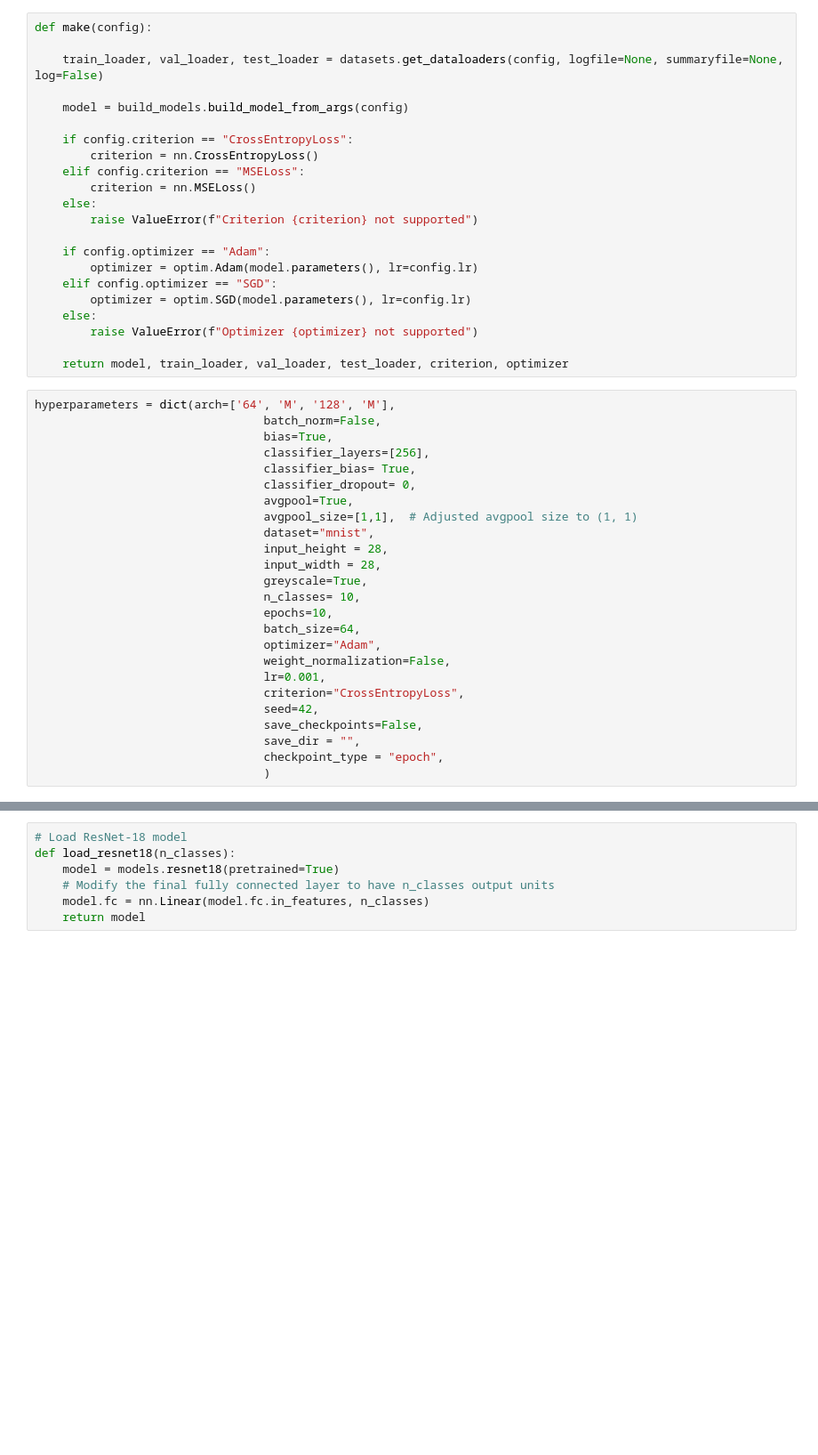
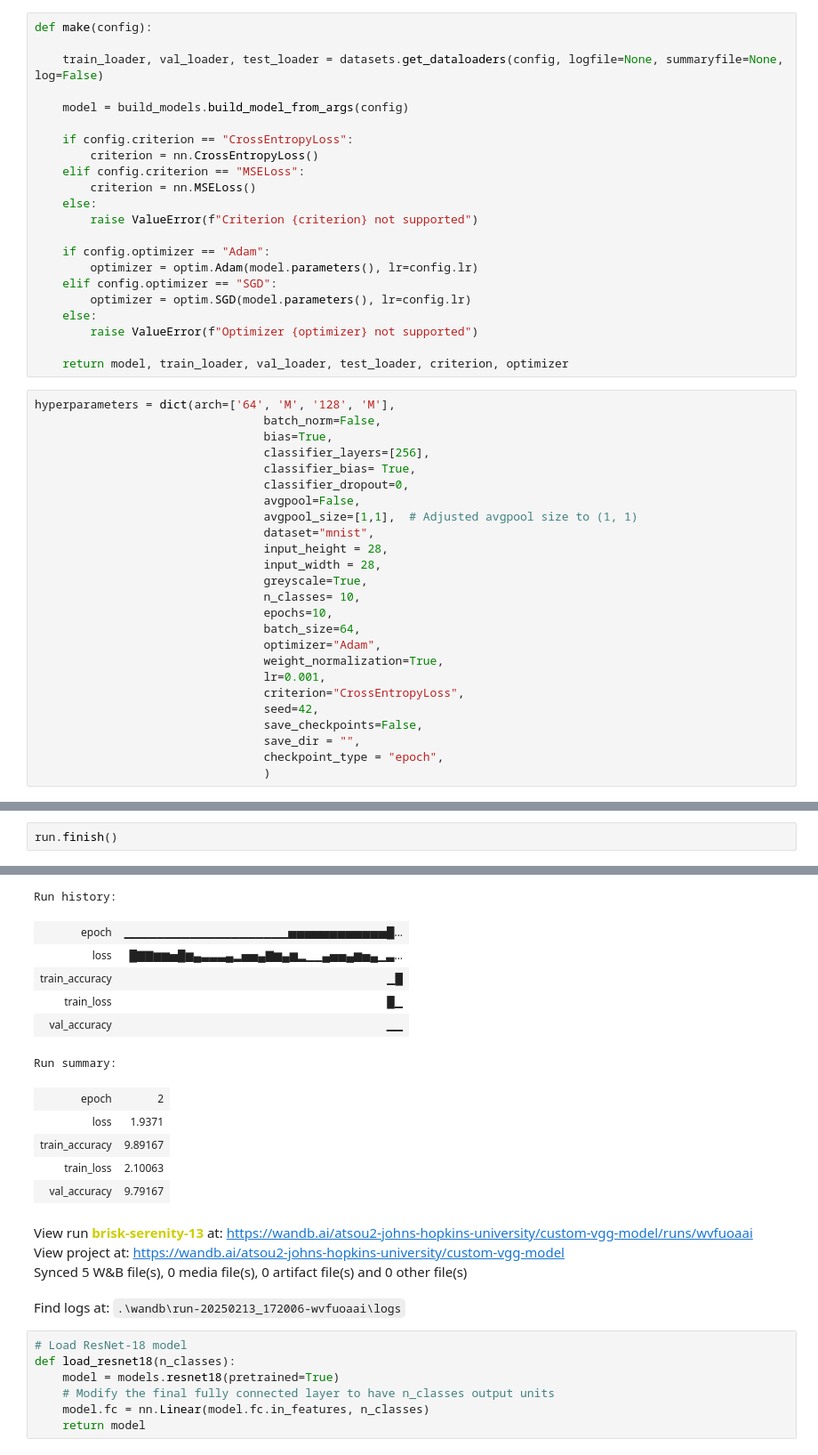
Before and after one commit to circlethepi/equivariant_spring2025, a Jupyter notebook: testing.ipynb, the cells around one changed output, grey strips where cells are left out. Shown at 89% size. Saved outputs shown, nothing was run; the diff lists cells and outputs as text; blank space fills up the shorter version.

```diff
--- a/testing.ipynb
+++ b/testing.ipynb
@@ -38,8 +38,8 @@ hyperparameters = dict(arch=['64', 'M', '128', 'M'],
                                  bias=True,
                                  classifier_layers=[256],
                                  classifier_bias= True,
-                                 classifier_dropout= 0,
-                                 avgpool=True,
+                                 classifier_dropout=0,
+                                 avgpool=False,
                                  avgpool_size=[1,1],  # Adjusted avgpool size to (1, 1)
                                  dataset="mnist",
                                  input_height = 28,
@@ -49,7 +49,7 @@ hyperparameters = dict(arch=['64', 'M', '128', 'M'],
                                  epochs=10,
                                  batch_size=64,
                                  optimizer="Adam",
-                                 weight_normalization=False,
+                                 weight_normalization=True,
                                  lr=0.001,
                                  criterion="CrossEntropyLoss",
                                  seed=42,
@@ -71,0 +199,3 @@ run.finish()
+# %%
+run.finish()
+# %% [output]
@@ -72,3 +203,19 @@ run.finish()
+Run history:
+| epoch | ▁▁▁▁▁▁▁▁▁▁▁▁▁▁▁▁▁▁▁▁▅▅▅▅▅▅▅▅▅▅▅▅█... |
+| loss | █▇▇▆▆▅█▆▄▃▃▃▄▂▅▅▄▇▆▄▆▂▁▁▄▅▅▄▆▅▄▁▃... |
+| train_accuracy | ▁█ |
+| train_loss | █▁ |
+| val_accuracy | ▁▁ |
+Run summary:
+| epoch | 2 |
+| loss | 1.9371 |
+| train_accuracy | 9.89167 |
+| train_loss | 2.10063 |
+| val_accuracy | 9.79167 |
+View run brisk-serenity-13 at: https://wandb.ai/atsou2-johns-hopkins-university/custom-vgg-model/runs/wvfuoaai
+View project at: https://wandb.ai/atsou2-johns-hopkins-university/custom-vgg-model
+Synced 5 W&B file(s), 0 media file(s), 0 artifact file(s) and 0 other file(s)
+Find logs at: .\wandb\run-20250213_172006-wvfuoaai\logs
 # %%
 # Load ResNet-18 model
 def load_resnet18(n_classes):
```
Also changed, not shown: parts of 2 cells of this notebook.
